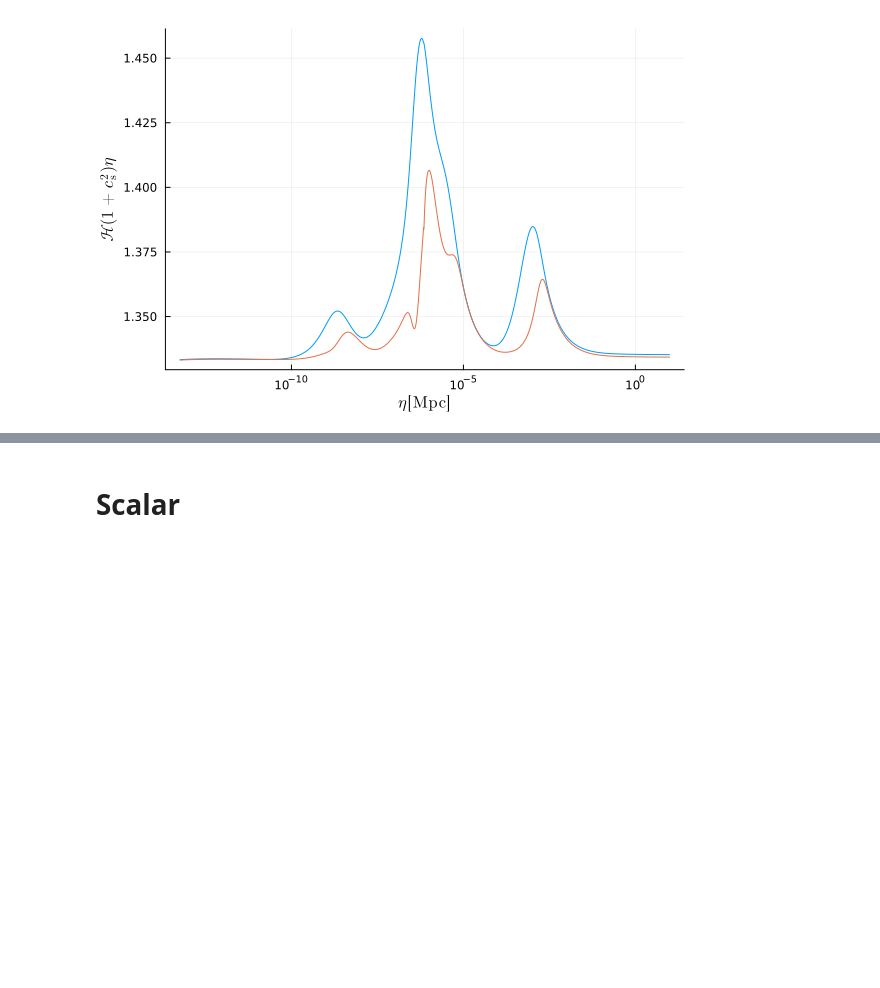
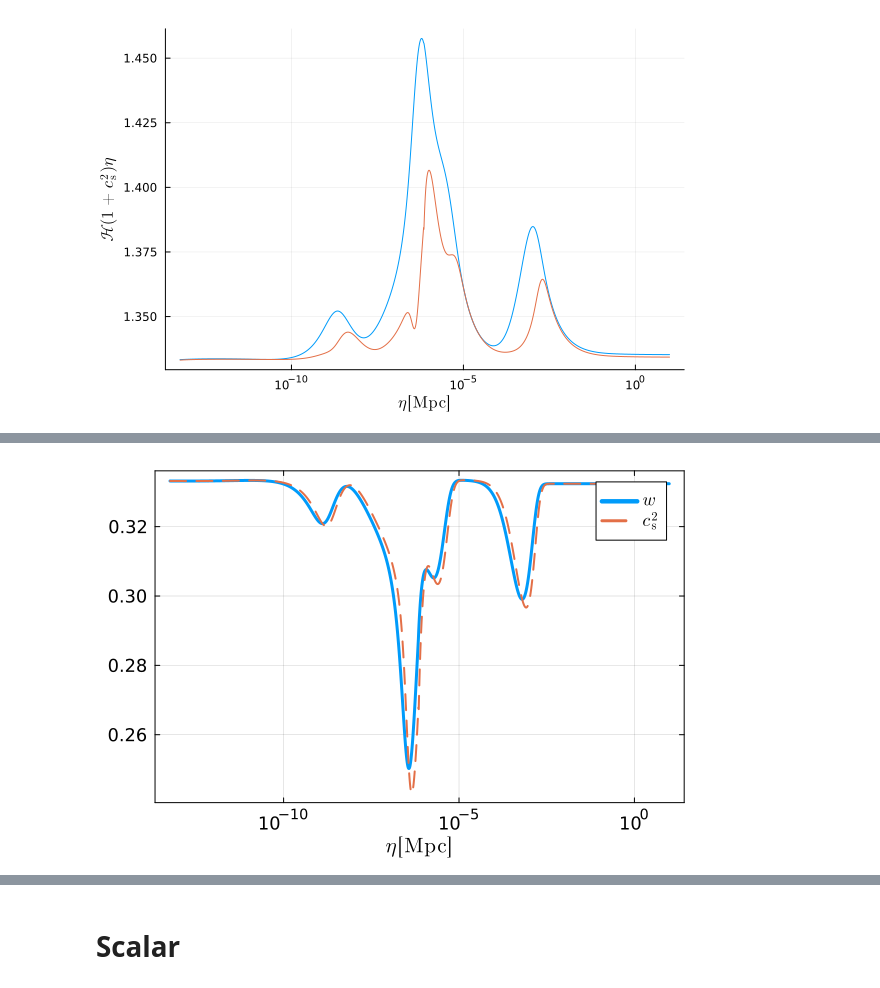
Before and after one commit to NekomammaT/SIGW_QCD, a Jupyter notebook: SIGW_QCD_WKB.ipynb, the cells around one changed output, grey strips where cells are left out. Drawn from its saved outputs; the diff is of its cells as text; code cells hidden in the pictures; blank space fills up the shorter version.

```diff
--- a/SIGW_QCD_WKB.ipynb
+++ b/SIGW_QCD_WKB.ipynb
@@ -233,0 +301,5 @@ aint(eta1e4)
+# %%
+plot(EoSwint, etaList, xscale=:log10, label=L"$w$", xlabel=L"$\eta\,[\mathrm{Mpc}]$", legend=true)
+plot!(cs2int, etaList, label=L"$c_\mathrm{s}^2$", linestyle=:dash, linewidth=:2)
+# %% [output]
+[figure, added]
```
Also changed, not shown: parts of 42 cells of this notebook, 1 other file.
